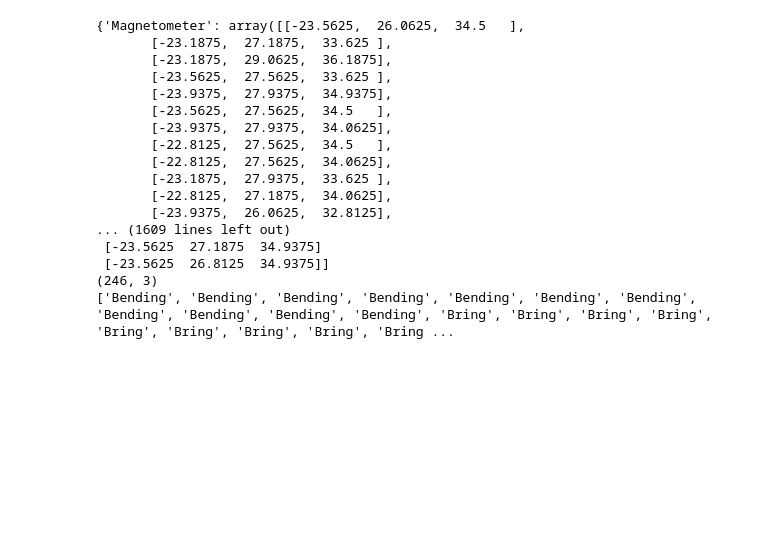
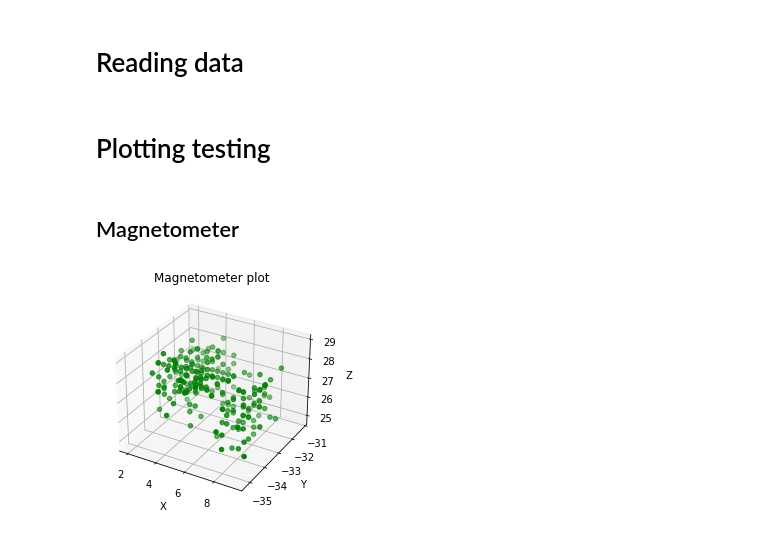
Before and after one commit to robyhartonodev/angewandte-ki-cog-village, a Jupyter notebook: read.ipynb, the cells around one changed output. Saved outputs shown, nothing was run; the diff lists cells and outputs as text; code cells hidden in the pictures; blank space fills up the shorter version.

Commit message:
Updated read, added markdown for description and try to add information to plot some plotable data

```diff
--- a/read.ipynb
+++ b/read.ipynb
@@ -26,35 +27,23 @@ for subdir, dirs, files in os.walk(rootdir):
 
             data.append(new_dict)
             data_label.append(label)
+# %% [markdown]
+# Reading data
 # %%
 # Read data data[index] example
-print(data[500])
+# print(data[500])
 
 # Get keys list
-print(data[500].keys())
+# print(data[500].keys())
 
-# Get key value
-print(data[500]['subject'])
-print(data[500]['Magnetometer'])
+# Get key value inside dict object
+# print(data[500]['subject'])
+# print(data[500]['Magnetometer'])
 
-print(data[500]['Magnetometer'].shape)
+# Get shape
+# print(data[500]['Magnetometer'].shape)
 
-print(data_label)
+# Get label
+# print(data_label)
-# %% [output]
-{'Magnetometer': array([[-23.5625,  26.0625,  34.5   ],
-       [-23.1875,  27.1875,  33.625 ],
-       [-23.1875,  29.0625,  36.1875],
-       [-23.5625,  27.5625,  33.625 ],
-       [-23.9375,  27.9375,  34.9375],
-       [-23.5625,  27.5625,  34.5   ],
-       [-23.9375,  27.9375,  34.0625],
-       [-22.8125,  27.5625,  34.5   ],
-       [-22.8125,  27.5625,  34.0625],
-       [-23.1875,  27.9375,  33.625 ],
-       [-22.8125,  27.1875,  34.0625],
-       [-23.9375,  26.0625,  32.8125],
-... (1609 lines left out)
- [-23.5625  27.1875  34.9375]
- [-23.5625  26.8125  34.9375]]
-(246, 3)
-['Bending', 'Bending', 'Bending', 'Bending', 'Bending', 'Bending', 'Bending', 'Bending', 'Bending', 'Bending', 'Bending', 'Bring', 'Bring', 'Bring', 'Bring', 'Bring', 'Bring', 'Bring', 'Bring', 'Bring ...
+# %% [markdown]
+# Plotting testing
@@ -60,0 +53,24 @@ print(data_label)
+# %% [markdown]
+## Magnetometer
+# %%
+# Create the figure
+fig = plt.figure()
+ax = fig.add_subplot(111, projection='3d')
+
+magnetometer = data[0]['Magnetometer']
+
+x_vals = magnetometer[:, 0]
+y_vals = magnetometer[:, 1]
+z_vals = magnetometer[:, 2]
+
+ax.scatter(x_vals, y_vals, z_vals, c='g')
+
+ax.set_title('Magnetometer plot')
+
+ax.set_xlabel('X')
+ax.set_ylabel('Y')
+ax.set_zlabel('Z')
+
+plt.show()
+# %% [output]
+[figure, added]
```
Also changed, not shown: parts of 3 cells of this notebook.
